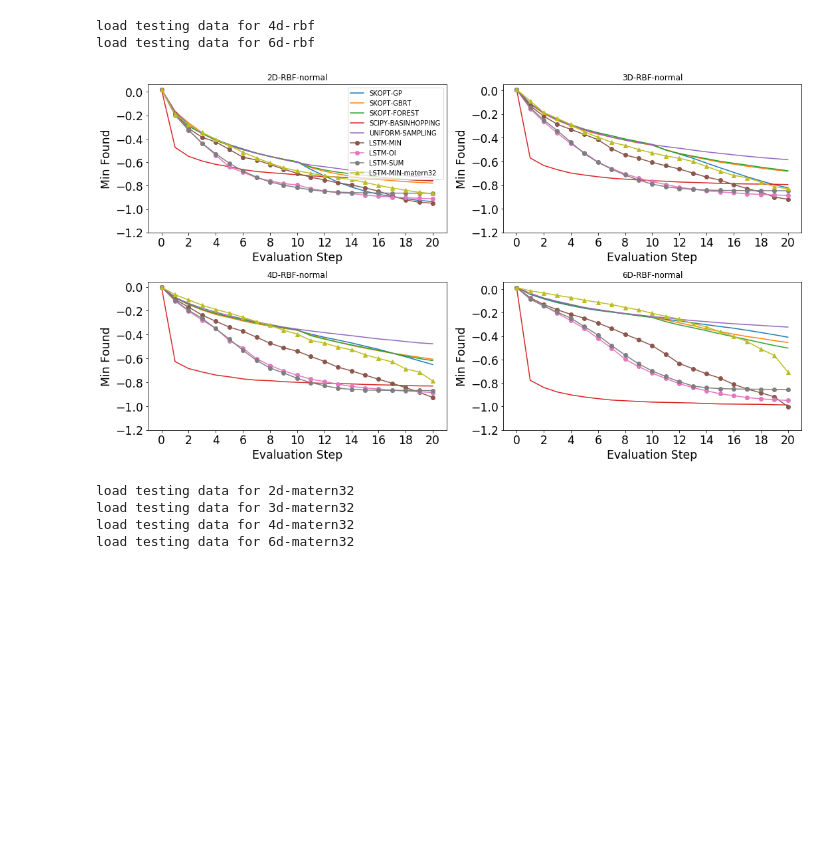
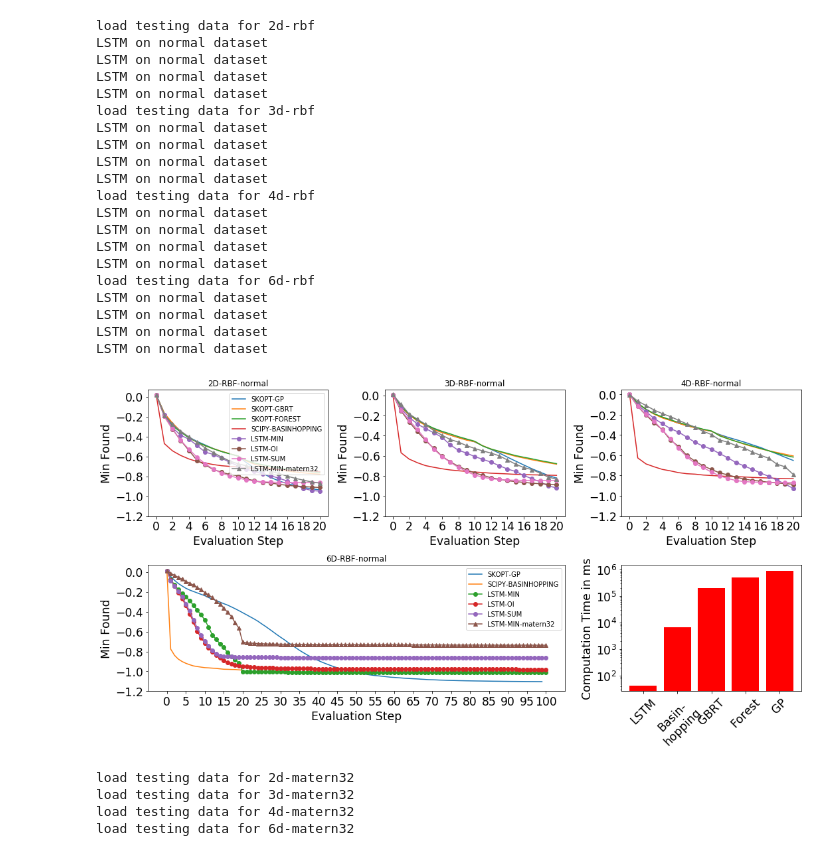
Before and after one commit to p16i/blackbox-optimization-using-rnns, a Jupyter notebook: compare-minimum-value-on-test-data.ipynb, the cells around one changed output. Saved outputs shown, nothing was run; the diff lists cells and outputs as text; code cells hidden in the pictures; blank space fills up the shorter version.

```diff
--- a/compare-minimum-value-on-test-data.ipynb
+++ b/compare-minimum-value-on-test-data.ipynb
@@ -94,10 +94,10 @@ def plot_min_comparison_of_dim_and_kernel(dim, kernel, steps=21, xtick_step=2, d
 
 
     # load RANDOM
-    random_y = load_data('random', dim, kernel, dataset, suffix)
+    #random_y = load_data('random', dim, kernel, dataset, suffix)
 
-    random_y, _ = utils.average_min_found_values_across_rows(random_y)[:steps]
-    plt.plot(random_y, label='UNIFORM-SAMPLING')
+    #random_y, _ = utils.average_min_found_values_across_rows(random_y)[:steps]
+    #plt.plot(random_y, label='UNIFORM-SAMPLING')
 
     print('load testing data for %dd-%s'% (dim, kernel ))
     X_test, A_test, min_test, max_test = utils.loadData(dim, 'testing', kernel)
@@ -147,3 +150,20 @@ plt.legend()
 # %%
 plot_comparision_of_dim(dim=6)
 plt.legend()
+# %%
+plt.figure(figsize=(20,10))
+plt.subplot(2,3,1)
+plt.plot(np.linspace(0,1,100),np.linspace(0,1,100)**2)
+plt.subplot(2,3,2)
+plt.plot(np.linspace(0,1,100),np.linspace(0,1,100)**2)
+plt.subplot(2,3,3)
+plt.plot(np.linspace(0,1,100),np.linspace(0,1,100)**2)
+plt.subplot(2,3,(4,5))
+plt.plot(np.linspace(0,1,100),np.linspace(0,1,100)**2)
+plt.subplot(2,3,6)
+plt.bar([1,2,3,4,5],[43 , 6777 ,196602, 482715, 878683],color='r')
+LABELS = ('LSTM' , 'Basin-\nhopping' , 'GBRT', 'Forest',  'GP')
+plt.yscale('log')
+plt.xticks([1,2,3,4,5], LABELS, rotation=45)
+plt.ylabel('Computation Time in ms')
+plt.show()
@@ -150,25 +172,55 @@ plt.legend()
 # %%
 def plot_for_poster(kernel='rbf',dataset="normal"):
-    dims = [2,3,4,6]
+    dims = [2,3,4]
     total_dims = len(dims)
-    plt.figure(figsize=(15,4*total_dims))
+    plt.figure(figsize=(15,8))
     count = 0
     for d in range(total_dims):
         dim = dims[d]
 
-        plt.subplot(total_dims,2,count+1)
+        plt.subplot(2,3,count+1)
         plot_min_comparison_of_dim_and_kernel(dim=dim, kernel=kernel, dataset="normal")
 
         if count == 0:
             plt.legend()
         count = count + 1
+    plt.subplot(2,3,(4,5))
+    plot_min_comparison_of_dim_and_kernel(dim=6, kernel='rbf', steps=101, xtick_step=5, baseline_methods=BASELINES_100N)
+    plt.legend()
+
+    plt.subplot(2,3,6)
+    plt.bar([1,2,3,4,5],[43 , 6777 ,196602, 482715, 878683],color='r')
+    LABELS = ('LSTM' , 'Basin-\nhopping' , 'GBRT', 'Forest',  'GP')
+    plt.yscale('log')
+    plt.xticks([1,2,3,4,5], LABELS, rotation=45)
+    plt.ylabel('Computation Time in ms')
+
+
     plt.tight_layout()
 plot_for_poster()
-plt.savefig('min-test.svg')
+plt.savefig('min-test.pdf')
 # %% [output]
+load testing data for 2d-rbf
+LSTM on normal dataset
+LSTM on normal dataset
+LSTM on normal dataset
+LSTM on normal dataset
+load testing data for 3d-rbf
+LSTM on normal dataset
+LSTM on normal dataset
+LSTM on normal dataset
+LSTM on normal dataset
 load testing data for 4d-rbf
+LSTM on normal dataset
+LSTM on normal dataset
+LSTM on normal dataset
+LSTM on normal dataset
 load testing data for 6d-rbf
+LSTM on normal dataset
+LSTM on normal dataset
+LSTM on normal dataset
+LSTM on normal dataset
-[figure, old version]
+[figure, new version]
 # %%
 plot_for_poster(kernel="matern32")
 # %% [output]
```
Also changed, not shown: parts of 4 cells of this notebook, 1 other file.
